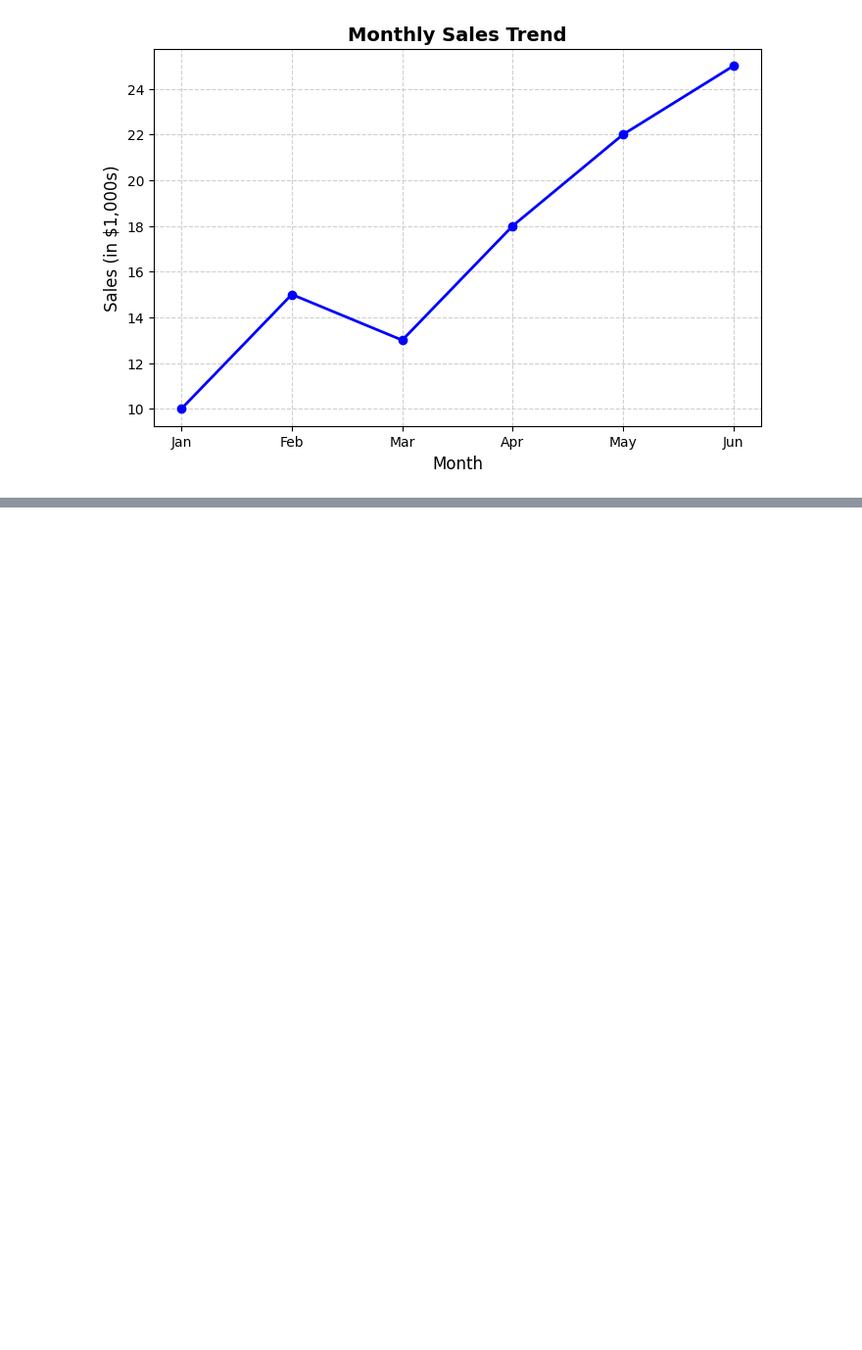
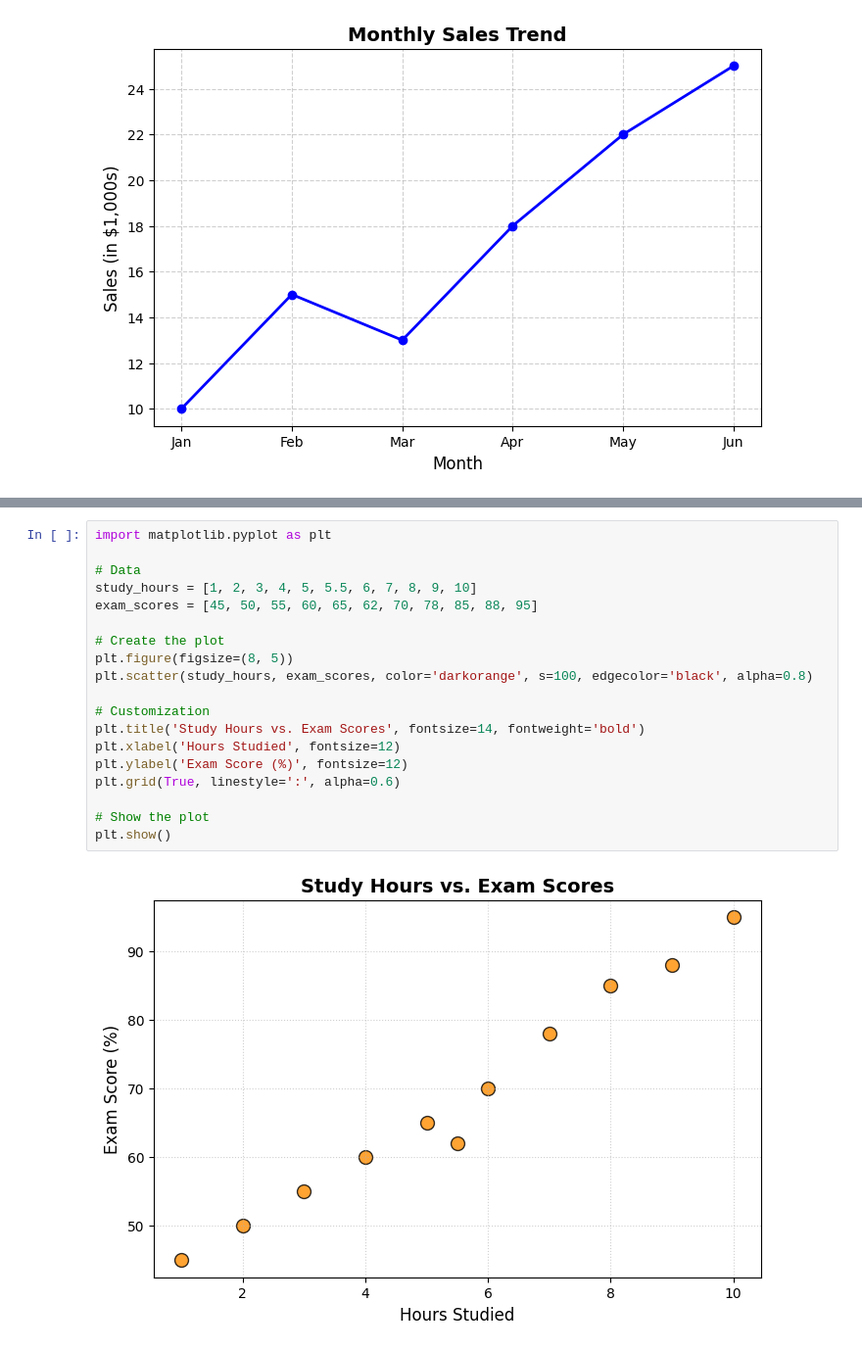
Before and after one commit to Udaythecoder/ethnotech, a Jupyter notebook: Untitled0.ipynb, the cells around one changed output, grey strips where cells are left out. Shown at 98% size. Cells and saved outputs as stored; diff of their text form; blank space fills up the shorter version.

```diff
--- a/Untitled0.ipynb
+++ b/Untitled0.ipynb
@@ -46,0 +89,21 @@ plt.show()
+# %%
+import matplotlib.pyplot as plt
+
+# Data
+study_hours = [1, 2, 3, 4, 5, 5.5, 6, 7, 8, 9, 10]
+exam_scores = [45, 50, 55, 60, 65, 62, 70, 78, 85, 88, 95]
+
+# Create the plot
+plt.figure(figsize=(8, 5))
+plt.scatter(study_hours, exam_scores, color='darkorange', s=100, edgecolor='black', alpha=0.8)
+
+# Customization
+plt.title('Study Hours vs. Exam Scores', fontsize=14, fontweight='bold')
+plt.xlabel('Hours Studied', fontsize=12)
+plt.ylabel('Exam Score (%)', fontsize=12)
+plt.grid(True, linestyle=':', alpha=0.6)
+
+# Show the plot
+plt.show()
+# %% [output]
+[figure, added]
```
Also changed, not shown: parts of 4 cells of this notebook.
